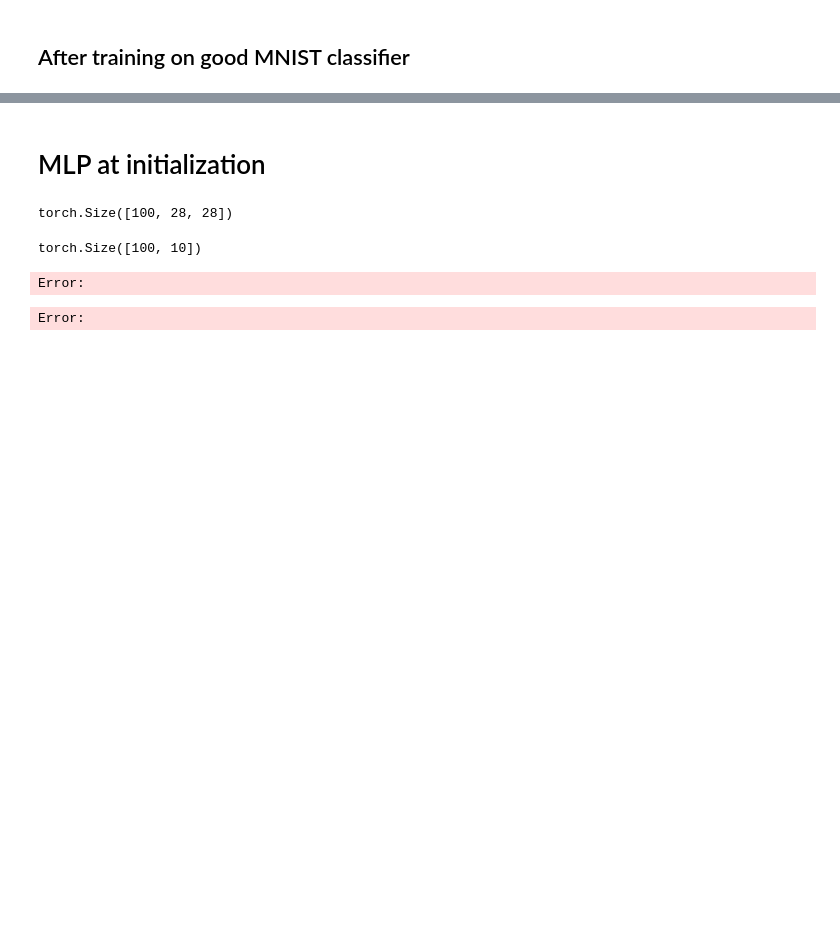
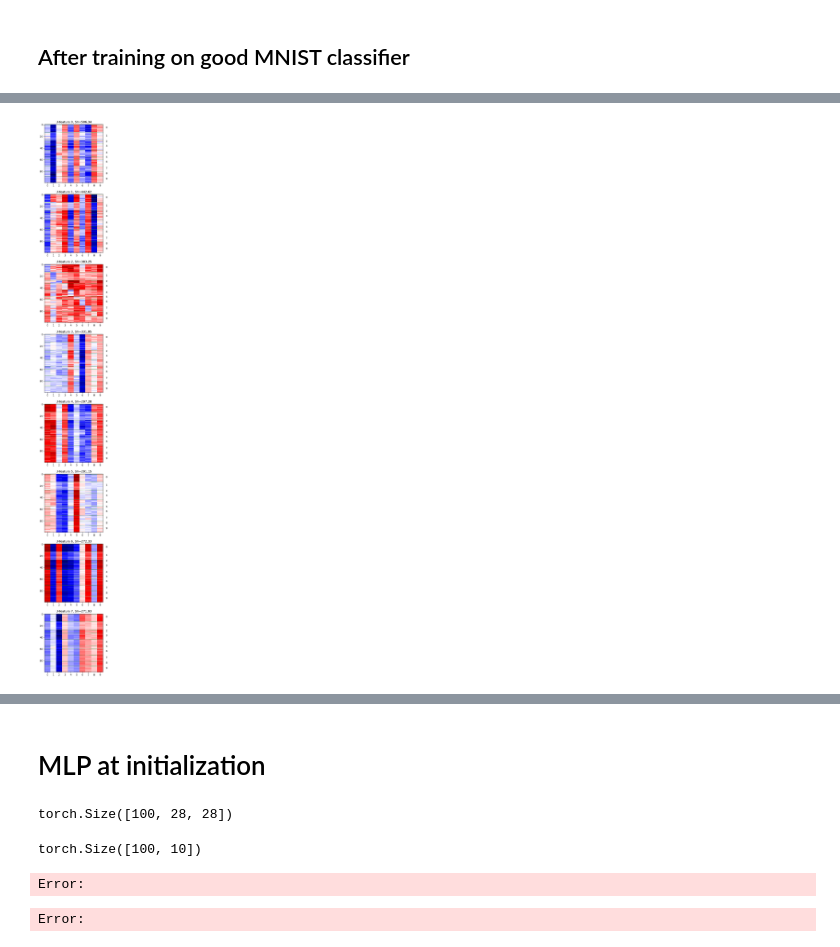
Before and after one commit to LRudL/dots, a Jupyter notebook: notebooks/u_features_2d_exploration.ipynb, the cells around one changed output, grey strips where cells are left out. Drawn from its saved outputs; the diff is of its cells as text; code cells hidden in the pictures; blank space fills up the shorter version.

```diff
--- a/notebooks/u_features_2d_exploration.ipynb
+++ b/notebooks/u_features_2d_exploration.ipynb
@@ -106,0 +117,4 @@ for i in range(0, 9):
+# %%
+plot_top_2d_u_feats(good_cnn, batch, y, max_feats=8, figsize=(20, 40))
+# %% [output]
+[figure, added]
```
Also changed, not shown: parts of 24 cells of this notebook, 4 other files.
